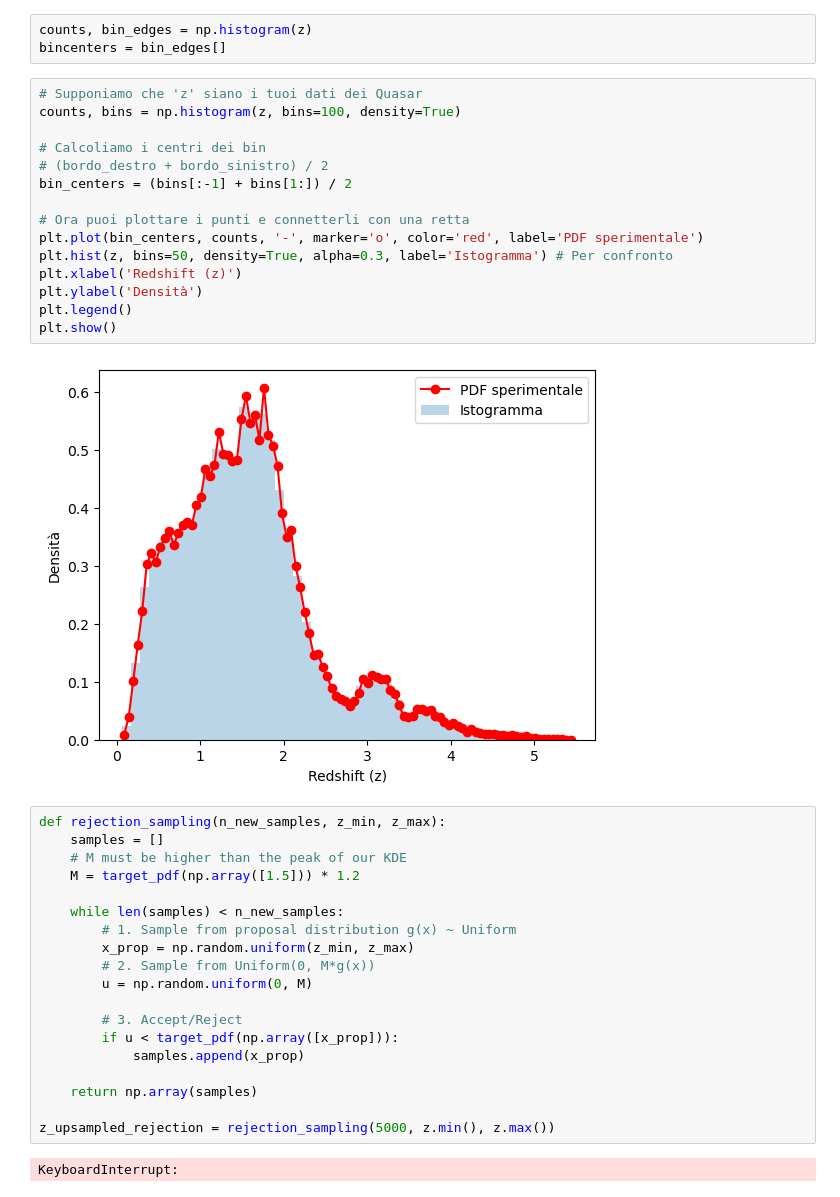
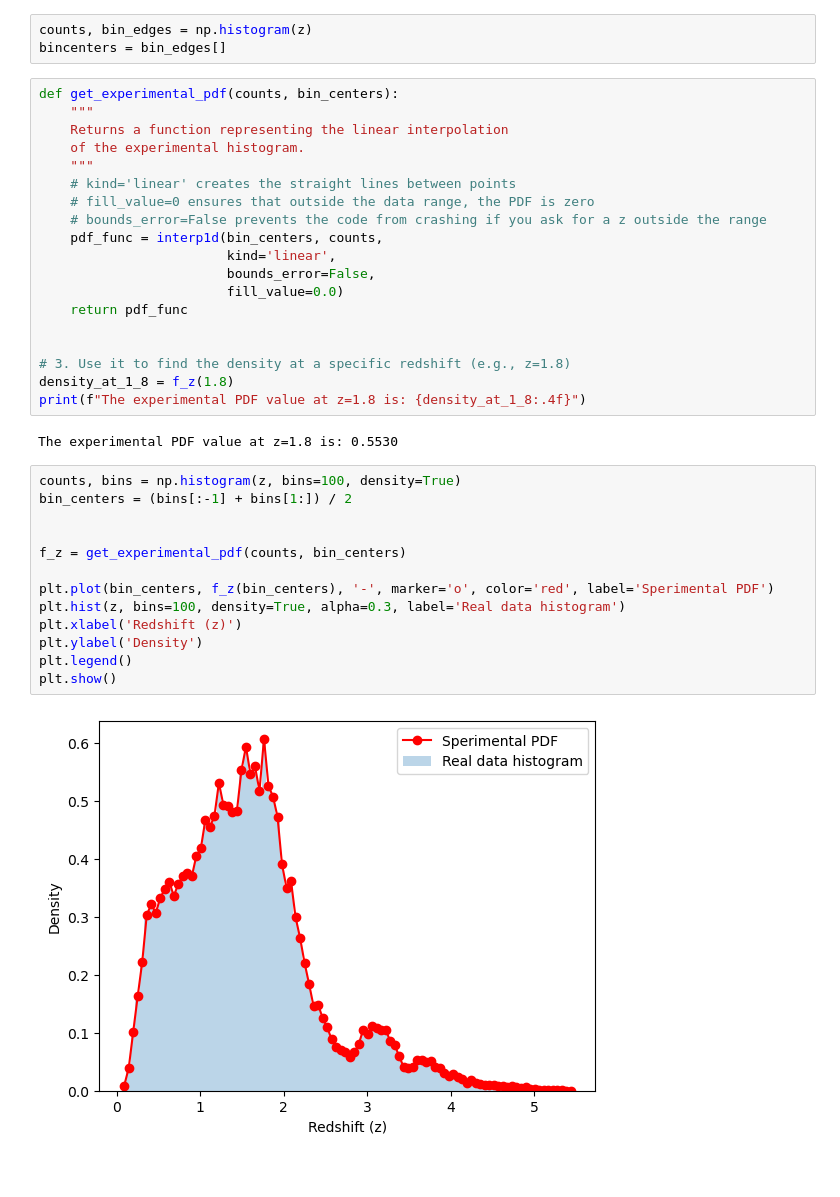
Before and after one commit to anna-tresoldi/astrostatistics_bicocca_2026, a Jupyter notebook: working/L04_quasars.ipynb, the cells around one changed output. Cells and saved outputs as stored; diff of their text form.

```diff
--- a/working/L04_quasars.ipynb
+++ b/working/L04_quasars.ipynb
@@ -37,41 +39,39 @@ z= np.loadtxt('dr7qso.dat',skiprows=80, usecols=3)
 # %%
 counts, bin_edges = np.histogram(z)
 bincenters = bin_edges[]
+# %%
+def get_experimental_pdf(counts, bin_centers):
+    """
+    Returns a function representing the linear interpolation
+    of the experimental histogram.
+    """
+    # kind='linear' creates the straight lines between points
+    # fill_value=0 ensures that outside the data range, the PDF is zero
+    # bounds_error=False prevents the code from crashing if you ask for a z outside the range
+    pdf_func = interp1d(bin_centers, counts,
+                        kind='linear',
+                        bounds_error=False,
+                        fill_value=0.0)
+    return pdf_func
+
+
+# 3. Use it to find the density at a specific redshift (e.g., z=1.8)
+density_at_1_8 = f_z(1.8)
+print(f"The experimental PDF value at z=1.8 is: {density_at_1_8:.4f}")
+# %% [output]
+The experimental PDF value at z=1.8 is: 0.5530
 # %%
-# Supponiamo che 'z' siano i tuoi dati dei Quasar
 counts, bins = np.histogram(z, bins=100, density=True)
-
-# Calcoliamo i centri dei bin
-# (bordo_destro + bordo_sinistro) / 2
 bin_centers = (bins[:-1] + bins[1:]) / 2
 
-# Ora puoi plottare i punti e connetterli con una retta
-plt.plot(bin_centers, counts, '-', marker='o', color='red', label='PDF sperimentale')
-plt.hist(z, bins=50, density=True, alpha=0.3, label='Istogramma') # Per confronto
+
+f_z = get_experimental_pdf(counts, bin_centers)
+
+plt.plot(bin_centers, f_z(bin_centers), '-', marker='o', color='red', label='Sperimental PDF')
+plt.hist(z, bins=100, density=True, alpha=0.3, label='Real data histogram')
 plt.xlabel('Redshift (z)')
-plt.ylabel('Densità')
+plt.ylabel('Density')
 plt.legend()
 plt.show()
 # %% [output]
-[figure, old version]
+[figure, new version]
-# %%
-def rejection_sampling(n_new_samples, z_min, z_max):
-    samples = []
-    # M must be higher than the peak of our KDE
-    M = target_pdf(np.array([1.5])) * 1.2
-
-    while len(samples) < n_new_samples:
-        # 1. Sample from proposal distribution g(x) ~ Uniform
-        x_prop = np.random.uniform(z_min, z_max)
-        # 2. Sample from Uniform(0, M*g(x))
-        u = np.random.uniform(0, M)
-
-        # 3. Accept/Reject
-        if u < target_pdf(np.array([x_prop])):
-            samples.append(x_prop)
-
-    return np.array(samples)
-
-z_upsampled_rejection = rejection_sampling(5000, z.min(), z.max())
-# %% [output]
-KeyboardInterrupt:
```
Also changed, not shown: parts of 9 cells of this notebook.
